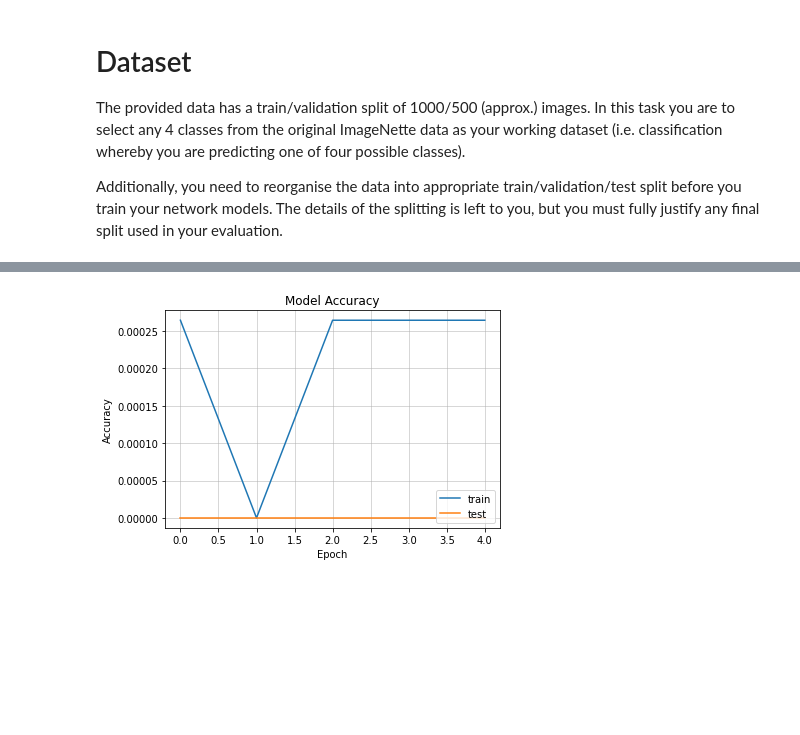
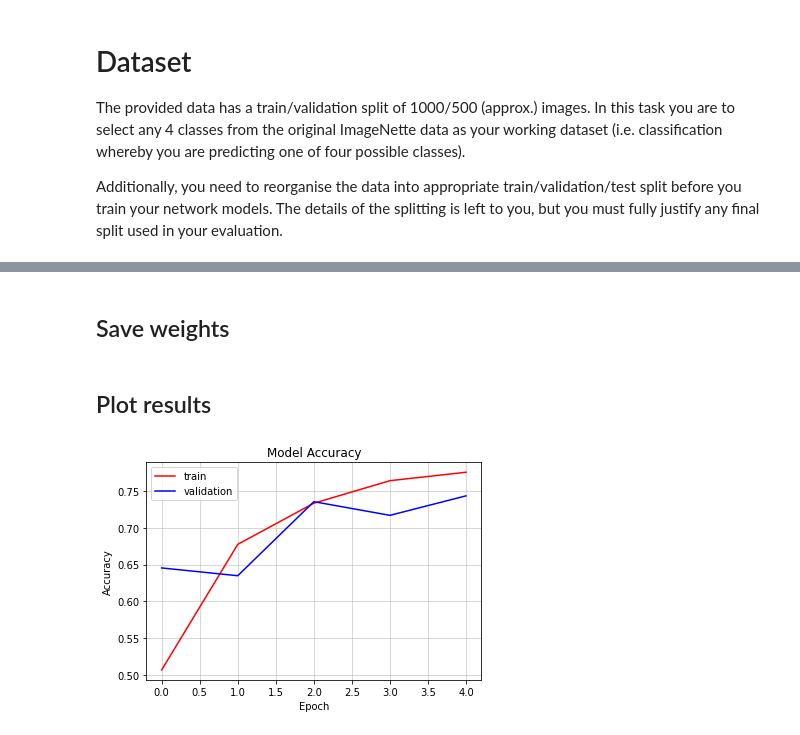
Before and after one commit to sur-sakthy/computer-vision, a Jupyter notebook: Assignment_1.ipynb, the cells around one changed output, grey strips where cells are left out. Saved outputs shown, nothing was run; the diff lists cells and outputs as text; code cells hidden in the pictures; blank space fills up the shorter version.

Commit message:
baseline model - functional

```diff
--- a/Assignment_1.ipynb
+++ b/Assignment_1.ipynb
@@ -93,0 +168,10 @@ def get_target_val(target_dict, target_data):
+# %%
+train_datagen = ImageDataGenerator(
+        fill_mode="nearest",
+        shear_range=0.2,
+        zoom_range=0.2,
+        horizontal_flip=True,
+        validation_split=0.1
+)
+
+test_datagen = ImageDataGenerator()
@@ -94,5 +200,5 @@ def get_target_val(target_dict, target_data):
 # %%
-def build_model():
+def build_model(improved=False):
   model = Sequential()
 
   model.add(Conv2D(32, kernel_size=3, activation='relu', input_shape=(64,64,3)))
@@ -105,13 +211,13 @@ def build_model():
 
   model.add(Flatten())
   model.add(Dense(512))
-  model.add(Dense(1, activation='softmax'))
+  model.add(Dense(4, activation='softmax'))
 
   model.compile(
       optimizer=Adam(),
       loss='categorical_crossentropy',
       metrics=[
-          Accuracy(),
+          CategoricalAccuracy(),
           Precision(),
           Recall(),
           AUC()
@@ -141,12 +247,2 @@ Trainable params: 5,604,385
 Non-trainable params: 0
 _________________________________________________________________
-# %%
-history = model.fit(
-    x=tf.cast(np.array(X_train), tf.float64),
-    y=tf.cast(list(map(int, get_target_val(target_dict, y_train))), tf.int32),
-    epochs=5,
-    validation_data=(
-        tf.cast(np.array(X_val), tf.float64),
-        tf.cast(list(map(int, get_target_val(target_dict, y_val))), tf.int32)
-    )
-)
@@ -163,0 +251,7 @@ Epoch 5/5
+# %%
+history = model.fit(
+    train_ds,
+    epochs=5,
+    verbose=1,
+    validation_data=val_ds
+)
@@ -164,13 +269,16 @@ Epoch 5/5
+# %% [markdown]
+## Save weights
 # %%
 model.save_weights('/content/drive/MyDrive/EE544 Computer Vision/task #1.h5')
+# %% [markdown]
+## Plot results
 # %%
-# Plot the train accuracy and validation accuracy on the same plot using matplotlob
-plt.plot(history.history['accuracy'])
-plt.plot(history.history['val_accuracy'])
+plt.plot(history.history['categorical_accuracy'], color='red', label='train')
+plt.plot(history.history['val_categorical_accuracy'], color='blue', label='validation')
 plt.title('Model Accuracy')
 plt.ylabel('Accuracy')
 plt.xlabel('Epoch')
-plt.legend(['train', 'test'], loc='lower right')
+plt.legend()
 plt.grid(linestyle='-', linewidth=0.5)
 # %% [output]
-[figure, old version]
+[figure, new version]
```
Also changed, not shown: parts of 41 cells of this notebook.
